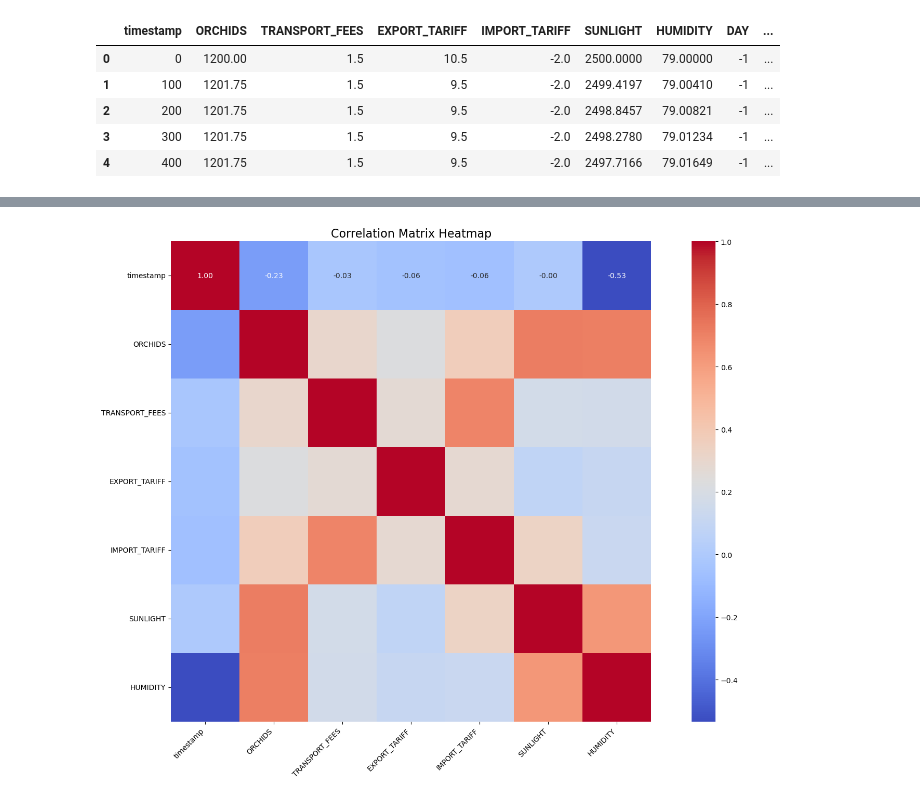
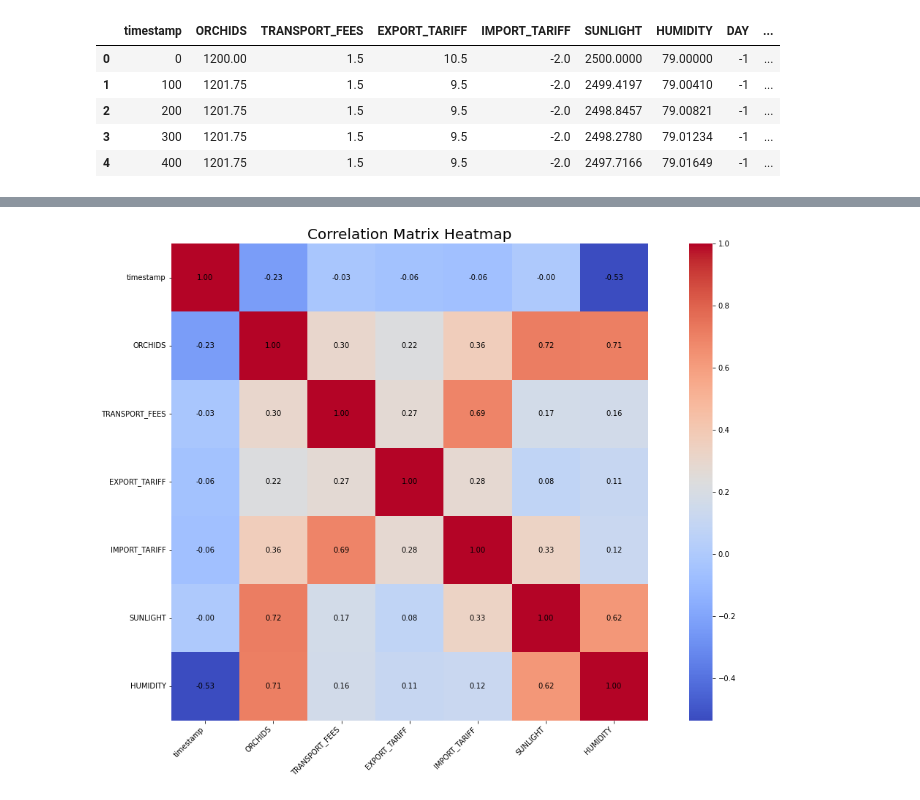
Before and after one commit to WiJoWill/IMC2024Will, a Jupyter notebook: data_analysis.ipynb, the cells around one changed output, grey strips where cells are left out. Cells and saved outputs as stored; diff of their text form; code cells hidden in the pictures.

```diff
--- a/data_analysis.ipynb
+++ b/data_analysis.ipynb
@@ -604,17 +738,12 @@ R-squared (Test): 0.024704210125151782
 # %%
-# if sunlight < 7 hours, production -4% for every ten minutes
-# ideal humidity / 10 minutes = 0.6 to 0.8, outside the limit, production -2% for every 5% in humidity
-# maximum storage = 5000, and cost = .1 /orchid/timestep
 df_1 = pd.read_csv('training/prices_round_2_day_-1.csv' , sep = ';')
 df_2 = pd.read_csv('training/prices_round_2_day_0.csv', sep = ';')
 df_3 = pd.read_csv('training/prices_round_2_day_1.csv', sep = ';')
-
 df_1['global_timestamp'] = df_1.apply(lambda x: x['DAY'] * 1000000 + x['timestamp'], axis = 1)
 df_2['global_timestamp'] = df_2.apply(lambda x: x['DAY'] * 1000000 + x['timestamp'], axis = 1)
 df_3['global_timestamp'] = df_3.apply(lambda x: x['DAY'] * 1000000 + x['timestamp'], axis = 1)
 df = pd.concat([df_1, df_2, df_3])
-
-df.reset_index(inplace=True, drop=True)
+df.reset_index(drop=True)
 df.head()
 # %% [output]
 |  | timestamp | ORCHIDS | TRANSPORT_FEES | EXPORT_TARIFF | IMPORT_TARIFF | SUNLIGHT | HUMIDITY | DAY | ... |
@@ -656,18 +767,16 @@ plt.show()
 # %%
-# Correlation matrix
-corr_columns = ['timestamp', 'ORCHIDS', 'TRANSPORT_FEES', 'EXPORT_TARIFF', 'IMPORT_TARIFF', 'SUNLIGHT', 'HUMIDITY']
+corr_columns = df.columns[:-2]
 correlation_matrix = df[corr_columns].corr()
-
-# Create the heatmap
 plt.figure(figsize=(20, 12))
-sns.heatmap(correlation_matrix, annot=True, fmt=".2f", cmap='coolwarm', cbar=True, square=True)
+sns.heatmap(correlation_matrix, annot=True, fmt=".2f", cmap='coolwarm', cbar=True, square=True,
+            annot_kws={"color":"black"})
 
 # Adding title and labels
-plt.title('Correlation Matrix Heatmap', fontsize=16)
+plt.title('Correlation Matrix Heatmap', fontsize=20)
 plt.xticks(rotation=45, ha='right', fontsize=10)  # Rotate x-axis labels for better readability
 plt.yticks(rotation=0, fontsize=10)  # Ensure y-axis labels are horizontal for readability
 
 # Show the plot
 plt.show()
 # %% [output]
-[figure, old version]
+[figure, new version]
```
Also changed, not shown: parts of 37 cells of this notebook, 2 other files.
